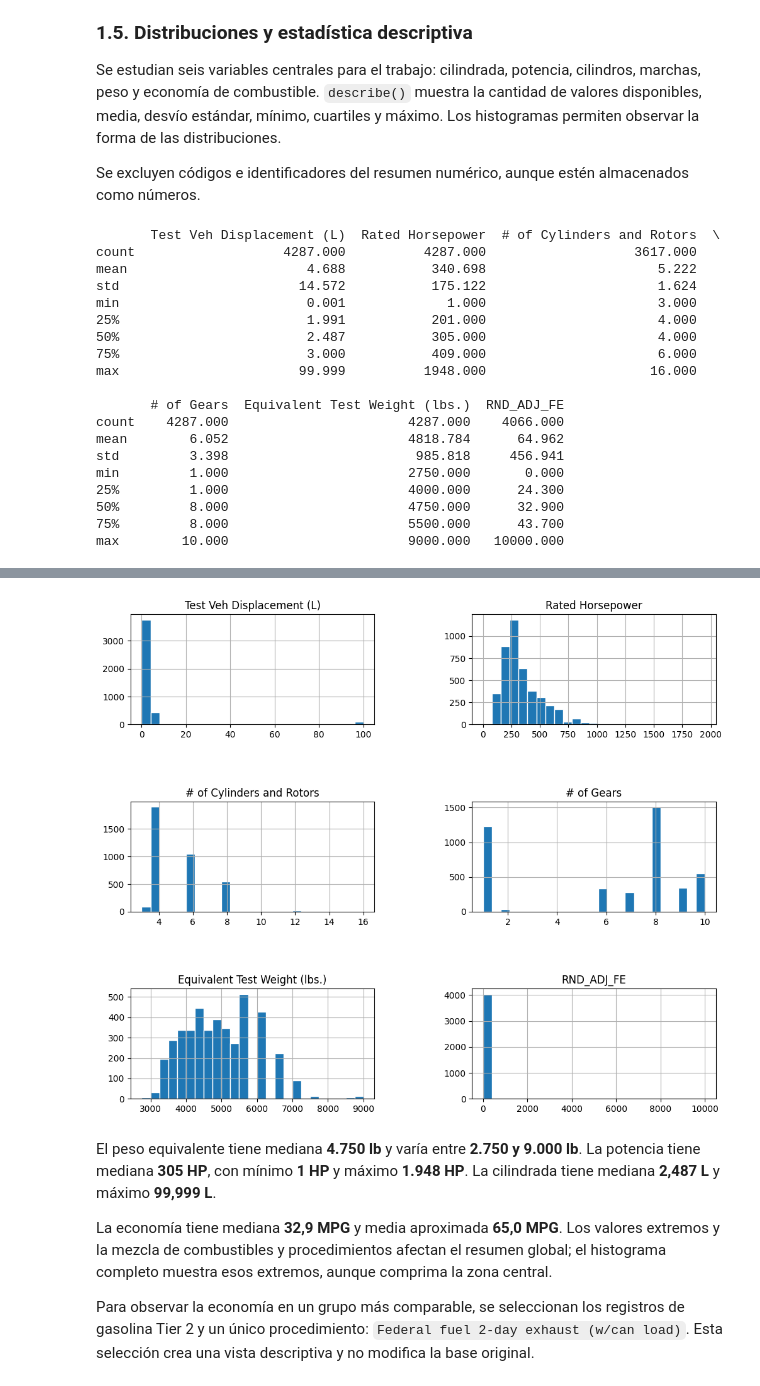
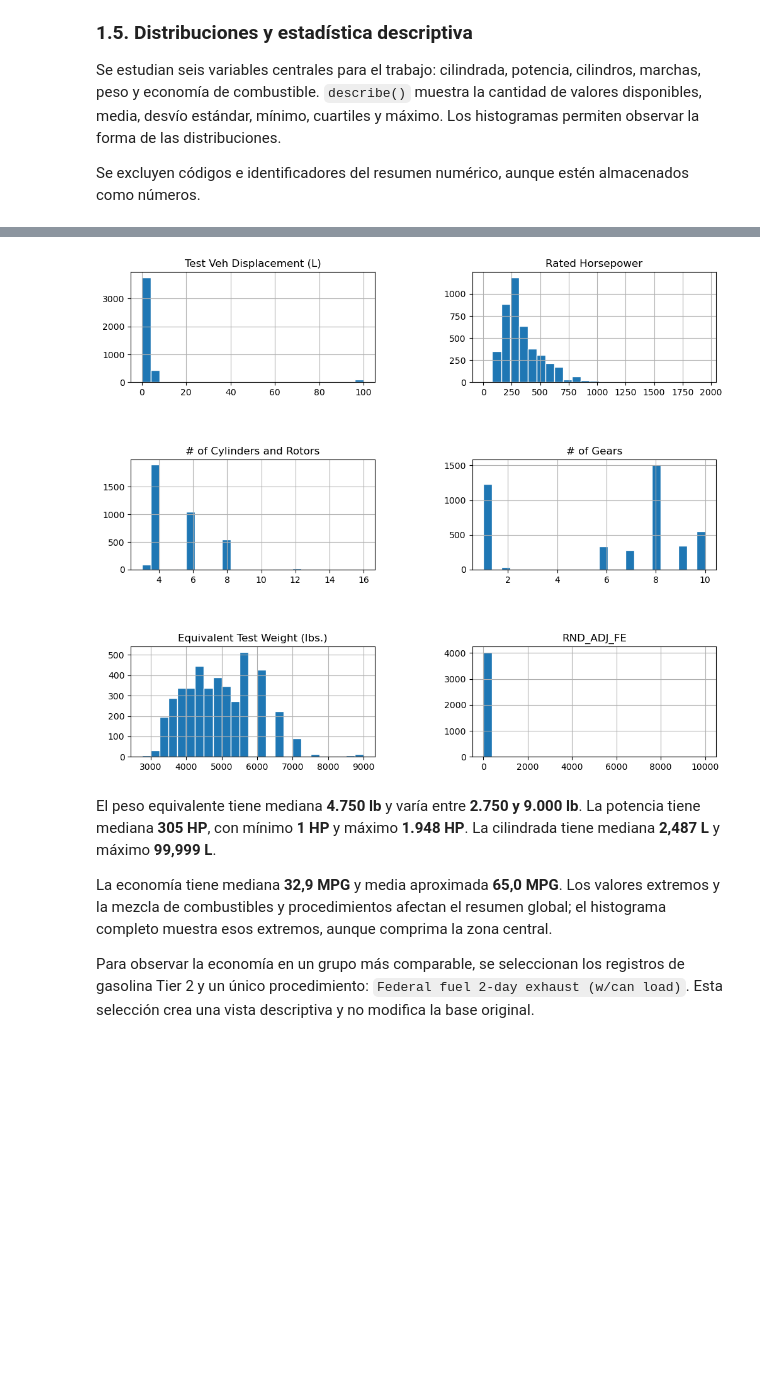
Before and after one commit to rodrigo1git/TPE-Fundamentos-de-Ciencia-de-Datos, a Jupyter notebook: TPE.ipynb, the cells around one changed output, grey strips where cells are left out. Drawn from its saved outputs; the diff is of its cells as text; code cells hidden in the pictures; blank space fills up the shorter version.

```diff
--- a/TPE.ipynb
+++ b/TPE.ipynb
@@ -189,28 +235,9 @@ principales = ['Test Veh Displacement (L)', 'Rated Horsepower', '# of Cylinders
 etiquetas = ['Cilindrada (L)', 'Potencia (HP)', 'Cilindros o rotores',
              'Cantidad de marchas', 'Peso equivalente (lb)', 'Economía declarada (MPG)']
 
-print(datos[principales].describe().round(3))
+display(datos[principales].describe().round(3))
 
 datos[principales].hist(figsize=(12, 10), bins=25, edgecolor='white')
 plt.subplots_adjust(hspace=0.7, wspace=0.4)
 plt.show()
 # %% [output]
-       Test Veh Displacement (L)  Rated Horsepower  # of Cylinders and Rotors  \
-count                   4287.000          4287.000                   3617.000
-mean                       4.688           340.698                      5.222
-std                       14.572           175.122                      1.624
-min                        0.001             1.000                      3.000
-25%                        1.991           201.000                      4.000
-50%                        2.487           305.000                      4.000
-75%                        3.000           409.000                      6.000
-max                       99.999          1948.000                     16.000
-
-       # of Gears  Equivalent Test Weight (lbs.)  RND_ADJ_FE
-count    4287.000                       4287.000    4066.000
-mean        6.052                       4818.784      64.962
-std         3.398                        985.818     456.941
-min         1.000                       2750.000       0.000
-25%         1.000                       4000.000      24.300
-50%         8.000                       4750.000      32.900
-75%         8.000                       5500.000      43.700
-max        10.000                       9000.000   10000.000
@@ -217,4 +253,4 @@ max        10.000                       9000.000   10000.000
-[figure, old version]
+[figure, new version]
 # %% [markdown]
 El peso equivalente tiene mediana **4.750 lb** y varía entre **2.750 y 9.000 lb**. La potencia tiene mediana **305 HP**, con mínimo **1 HP** y máximo **1.948 HP**. La cilindrada tiene mediana **2,487 L** y máximo **99,999 L**.
 
```
Also changed, not shown: parts of 8 cells of this notebook.
